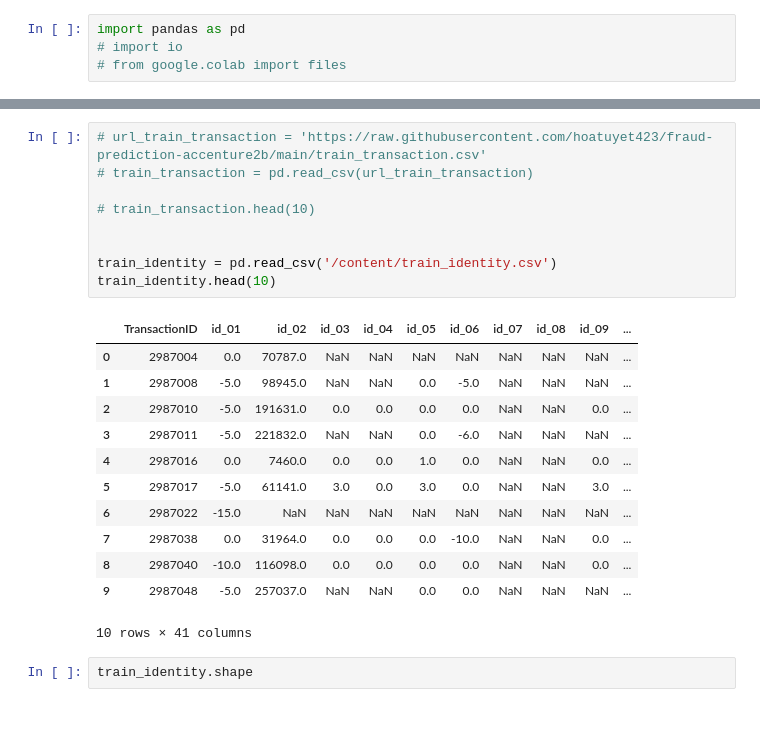
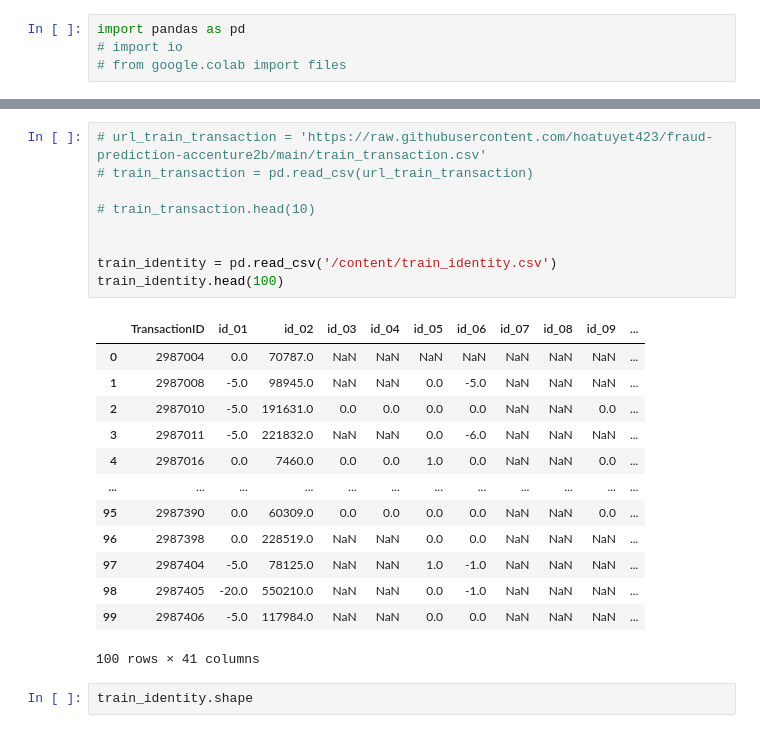
Before and after one commit to hoatuyet423/fraud-prediction-accenture2b, a Jupyter notebook: fraud_prediction_accenture2b.ipynb, the cells around one changed output, grey strips where cells are left out. Drawn from its saved outputs; the diff is of its cells as text.

```diff
--- a/fraud_prediction_accenture2b.ipynb
+++ b/fraud_prediction_accenture2b.ipynb
@@ -23,25 +30,26 @@ import pandas as pd
 # %%
 # url_train_transaction = 'https://raw.githubusercontent.com/hoatuyet423/fraud-prediction-accenture2b/main/train_transaction.csv'
 # train_transaction = pd.read_csv(url_train_transaction)
 
 # train_transaction.head(10)
 
 
 train_identity = pd.read_csv('/content/train_identity.csv')
-train_identity.head(10)
+train_identity.head(100)
 # %% [output]
 |  | TransactionID | id_01 | id_02 | id_03 | id_04 | id_05 | id_06 | id_07 | id_08 | id_09 | ... |
 | 0 | 2987004 | 0.0 | 70787.0 | NaN | NaN | NaN | NaN | NaN | NaN | NaN | ... |
 | 1 | 2987008 | -5.0 | 98945.0 | NaN | NaN | 0.0 | -5.0 | NaN | NaN | NaN | ... |
 | 2 | 2987010 | -5.0 | 191631.0 | 0.0 | 0.0 | 0.0 | 0.0 | NaN | NaN | 0.0 | ... |
 | 3 | 2987011 | -5.0 | 221832.0 | NaN | NaN | 0.0 | -6.0 | NaN | NaN | NaN | ... |
 | 4 | 2987016 | 0.0 | 7460.0 | 0.0 | 0.0 | 1.0 | 0.0 | NaN | NaN | 0.0 | ... |
-| 5 | 2987017 | -5.0 | 61141.0 | 3.0 | 0.0 | 3.0 | 0.0 | NaN | NaN | 3.0 | ... |
-| 6 | 2987022 | -15.0 | NaN | NaN | NaN | NaN | NaN | NaN | NaN | NaN | ... |
-| 7 | 2987038 | 0.0 | 31964.0 | 0.0 | 0.0 | 0.0 | -10.0 | NaN | NaN | 0.0 | ... |
-| 8 | 2987040 | -10.0 | 116098.0 | 0.0 | 0.0 | 0.0 | 0.0 | NaN | NaN | 0.0 | ... |
-| 9 | 2987048 | -5.0 | 257037.0 | NaN | NaN | 0.0 | 0.0 | NaN | NaN | NaN | ... |
+| ... | ... | ... | ... | ... | ... | ... | ... | ... | ... | ... | ... |
+| 95 | 2987390 | 0.0 | 60309.0 | 0.0 | 0.0 | 0.0 | 0.0 | NaN | NaN | 0.0 | ... |
+| 96 | 2987398 | 0.0 | 228519.0 | NaN | NaN | 0.0 | 0.0 | NaN | NaN | NaN | ... |
+| 97 | 2987404 | -5.0 | 78125.0 | NaN | NaN | 1.0 | -1.0 | NaN | NaN | NaN | ... |
+| 98 | 2987405 | -20.0 | 550210.0 | NaN | NaN | 0.0 | -1.0 | NaN | NaN | NaN | ... |
+| 99 | 2987406 | -5.0 | 117984.0 | NaN | NaN | 0.0 | 0.0 | NaN | NaN | NaN | ... |
-10 rows × 41 columns
+100 rows × 41 columns
 # %%
 train_identity.shape
 # %% [output]
```
Also changed, not shown: parts of 12 cells of this notebook.
